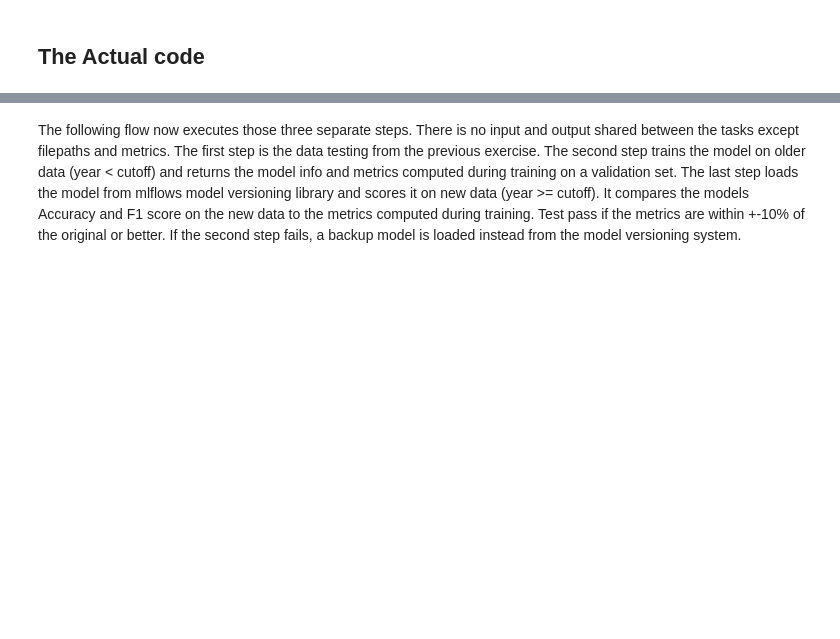
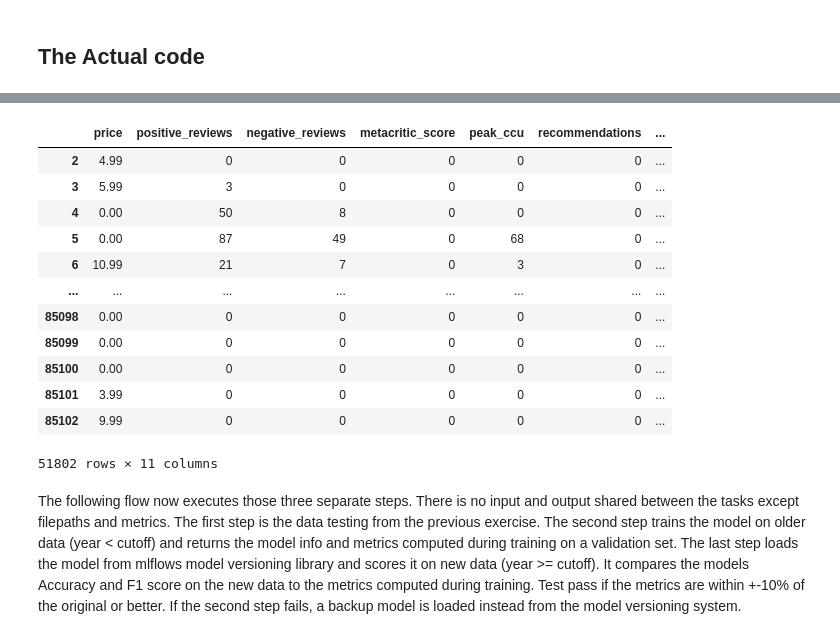
Before and after one commit to ThomasK1086/MLOps, a Jupyter notebook: main.ipynb, the cells around one changed output, grey strips where cells are left out. Cells and saved outputs as stored; diff of their text form; code cells hidden in the pictures; blank space fills up the shorter version.

```diff
--- a/main.ipynb
+++ b/main.ipynb
@@ -19,3 +155,19 @@ http://127.0.0.1:8080
+# %%
+X["group"]= X.release_date.map()
+# %% [output]
+|  | price | positive_reviews | negative_reviews | metacritic_score | peak_ccu | recommendations | ... |
+| 2 | 4.99 | 0 | 0 | 0 | 0 | 0 | ... |
+| 3 | 5.99 | 3 | 0 | 0 | 0 | 0 | ... |
+| 4 | 0.00 | 50 | 8 | 0 | 0 | 0 | ... |
+| 5 | 0.00 | 87 | 49 | 0 | 68 | 0 | ... |
+| 6 | 10.99 | 21 | 7 | 0 | 3 | 0 | ... |
+| ... | ... | ... | ... | ... | ... | ... | ... |
+| 85098 | 0.00 | 0 | 0 | 0 | 0 | 0 | ... |
+| 85099 | 0.00 | 0 | 0 | 0 | 0 | 0 | ... |
+| 85100 | 0.00 | 0 | 0 | 0 | 0 | 0 | ... |
+| 85101 | 3.99 | 0 | 0 | 0 | 0 | 0 | ... |
+| 85102 | 9.99 | 0 | 0 | 0 | 0 | 0 | ... |
+51802 rows × 11 columns
 # %%
 import prefect
 from prefect import flow, task
```
Also changed, not shown: parts of 22 cells of this notebook, 11 other files.
